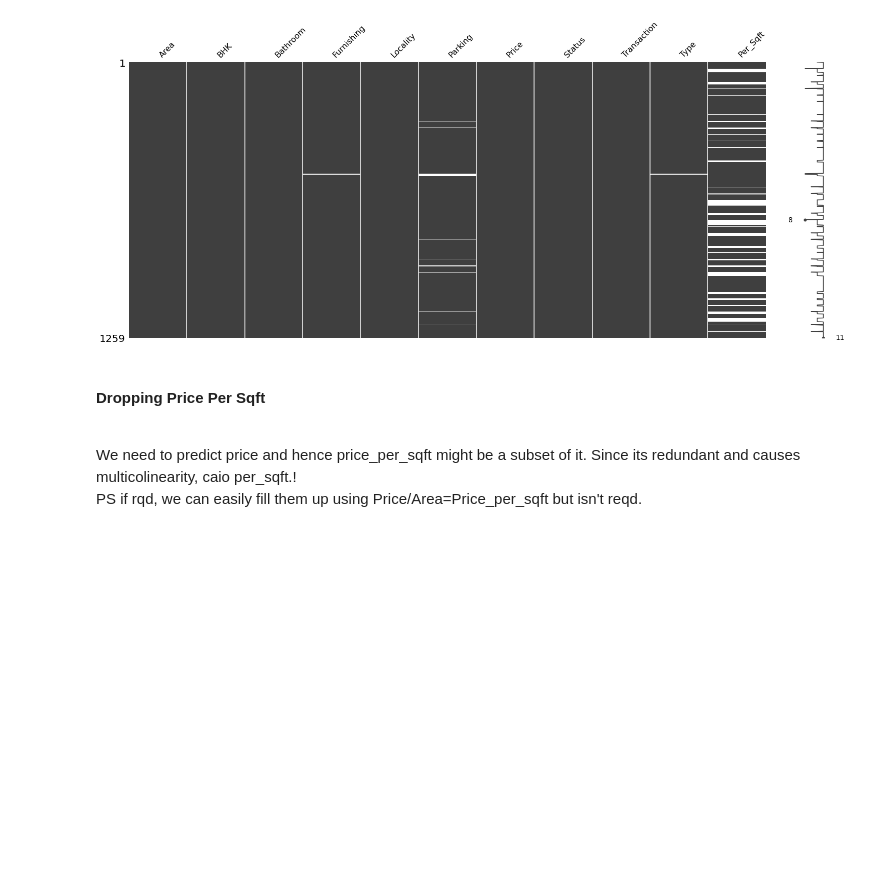
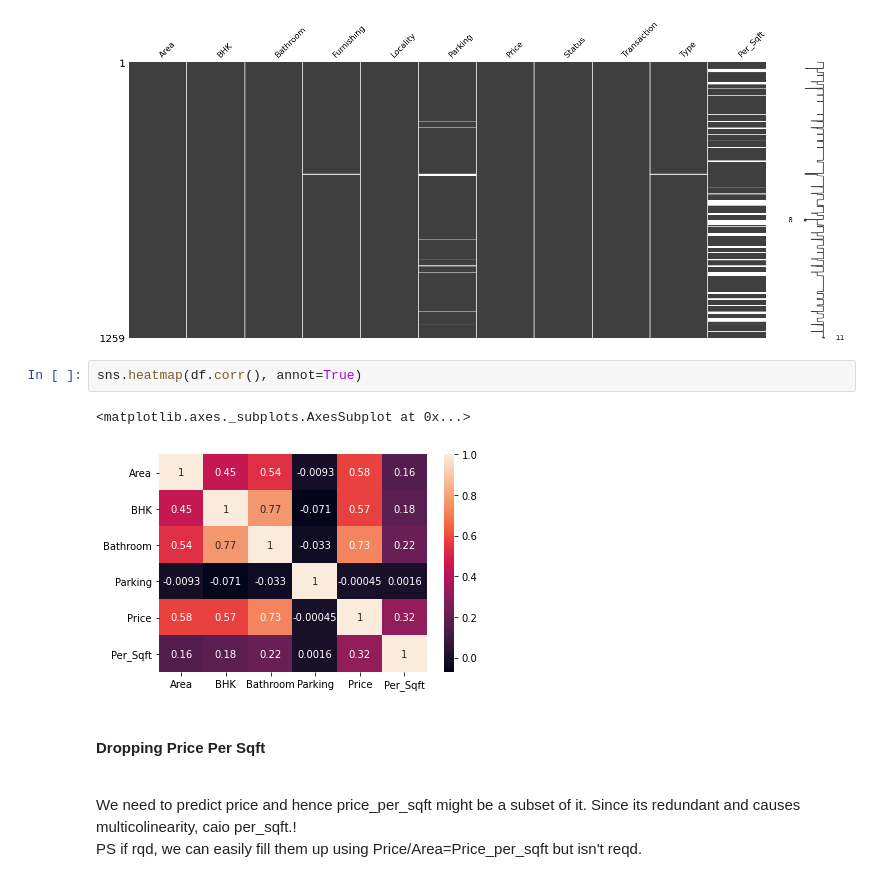
Before and after one commit to Divakar6336/Delhi-House-Price-Prediction, a Jupyter notebook: EDA_rough.ipynb, the cells around one changed output. Saved outputs shown, nothing was run; the diff lists cells and outputs as text; blank space fills up the shorter version.

```diff
--- a/EDA_v1.ipynb
+++ b/EDA_rough.ipynb
@@ -29,6 +31,11 @@ missingno.matrix(df)
 # %% [output]
 <matplotlib.axes._subplots.AxesSubplot at 0x...>
 [figure]
+# %%
+sns.heatmap(df.corr(), annot=True)
+# %% [output]
+<matplotlib.axes._subplots.AxesSubplot at 0x...>
+[figure, added]
 # %% [markdown]
 #### Dropping Price Per Sqft
 <br>
```
Also changed, not shown: parts of 5 cells of this notebook, 1 other file.
